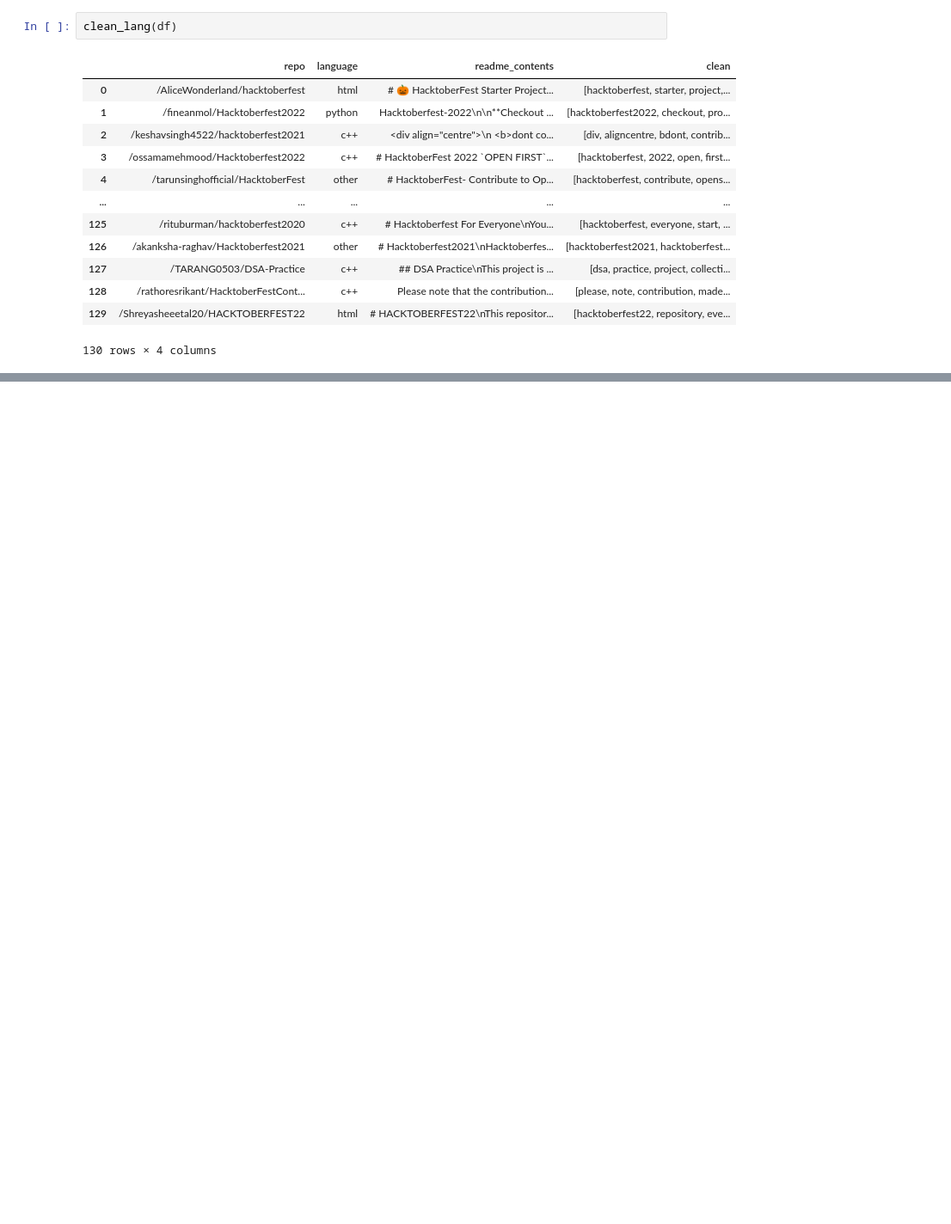
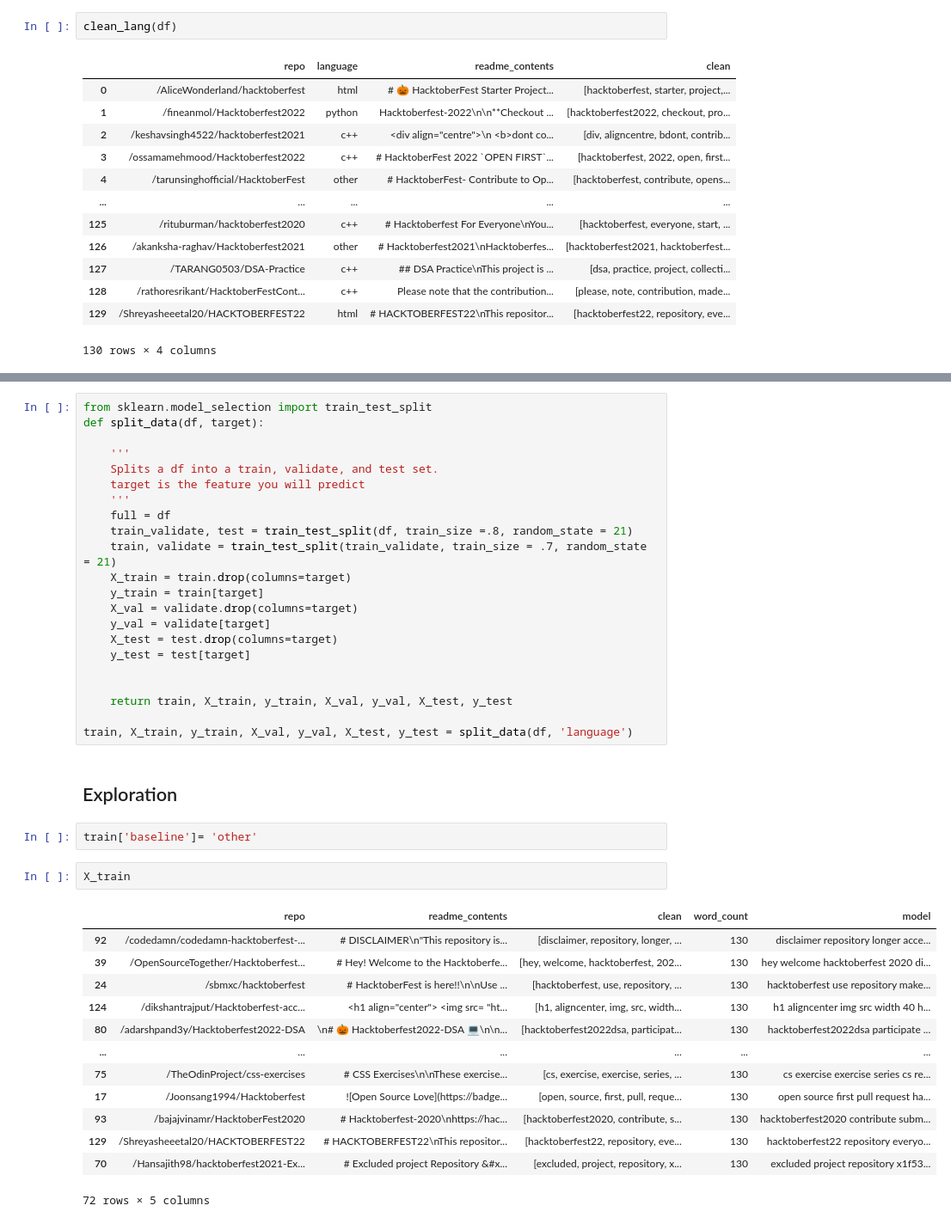
Before and after one commit to nlp-project-noether/nlp-project, a Jupyter notebook: e_workbook.ipynb, the cells around one changed output, grey strips where cells are left out. Shown: that part at 86% size. Saved outputs shown, nothing was run; the diff lists cells and outputs as text; blank space fills up the shorter version.

```diff
--- a/e_workbook.ipynb
+++ b/e_workbook.ipynb
@@ -217,3 +234,45 @@ other     30
 python    29
 html      23
 Name: language, dtype: int64
+# %%
+from sklearn.model_selection import train_test_split
+def split_data(df, target):
+
+    '''
+    Splits a df into a train, validate, and test set.
+    target is the feature you will predict
+    '''
+    full = df
+    train_validate, test = train_test_split(df, train_size =.8, random_state = 21)
+    train, validate = train_test_split(train_validate, train_size = .7, random_state = 21)
+    X_train = train.drop(columns=target)
+    y_train = train[target]
+    X_val = validate.drop(columns=target)
+    y_val = validate[target]
+    X_test = test.drop(columns=target)
+    y_test = test[target]
+
+
+    return train, X_train, y_train, X_val, y_val, X_test, y_test
+
+train, X_train, y_train, X_val, y_val, X_test, y_test = split_data(df, 'language')
+# %% [markdown]
+## Exploration
+# %%
+train['baseline']= 'other'
+# %%
+X_train
+# %% [output]
+|  | repo | readme_contents | clean | word_count | model |
+| 92 | /codedamn/codedamn-hacktoberfest-... | # DISCLAIMER\n"This repository is... | [disclaimer, repository, longer, ... | 130 | disclaimer repository longer acce... |
+| 39 | /OpenSourceTogether/Hacktoberfest... | # Hey! Welcome to the Hacktoberfe... | [hey, welcome, hacktoberfest, 202... | 130 | hey welcome hacktoberfest 2020 di... |
+| 24 | /sbmxc/hacktoberfest | # HacktoberFest is here!!\n\nUse ... | [hacktoberfest, use, repository, ... | 130 | hacktoberfest use repository make... |
+| 124 | /dikshantrajput/Hacktoberfest-acc... | <h1 align="center"> <img src= "ht... | [h1, aligncenter, img, src, width... | 130 | h1 aligncenter img src width 40 h... |
+| 80 | /adarshpand3y/Hacktoberfest2022-DSA | \n# 🎃 Hacktoberfest2022-DSA 💻\n\n... | [hacktoberfest2022dsa, participat... | 130 | hacktoberfest2022dsa participate ... |
+| ... | ... | ... | ... | ... | ... |
+| 75 | /TheOdinProject/css-exercises | # CSS Exercises\n\nThese exercise... | [cs, exercise, exercise, series, ... | 130 | cs exercise exercise series cs re... |
+| 17 | /Joonsang1994/Hacktoberfest | ![Open Source Love](https://badge... | [open, source, first, pull, reque... | 130 | open source first pull request ha... |
+| 93 | /bajajvinamr/HacktoberFest2020 | # Hacktoberfest-2020\nhttps://hac... | [hacktoberfest2020, contribute, s... | 130 | hacktoberfest2020 contribute subm... |
+| 129 | /Shreyasheeetal20/HACKTOBERFEST22 | # HACKTOBERFEST22\nThis repositor... | [hacktoberfest22, repository, eve... | 130 | hacktoberfest22 repository everyo... |
+| 70 | /Hansajith98/hacktoberfest2021-Ex... | # Excluded project Repository &#x... | [excluded, project, repository, x... | 130 | excluded project repository x1f53... |
+72 rows × 5 columns
```
Also changed, not shown: parts of 15 cells of this notebook.
